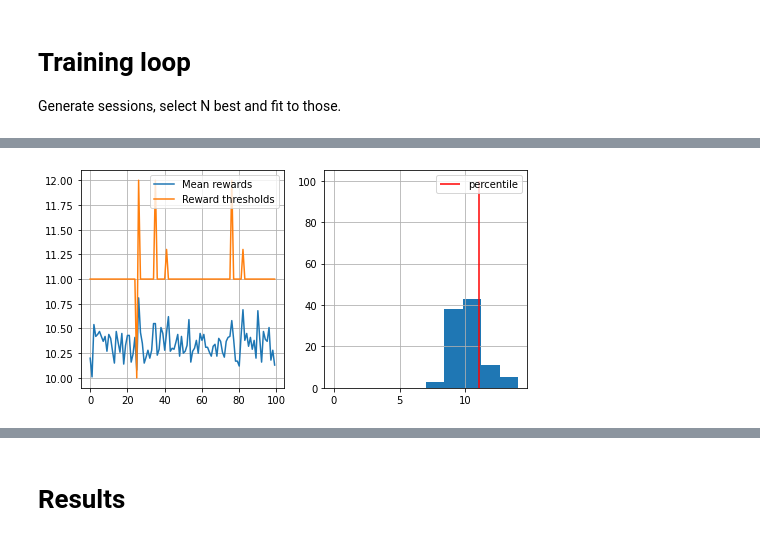
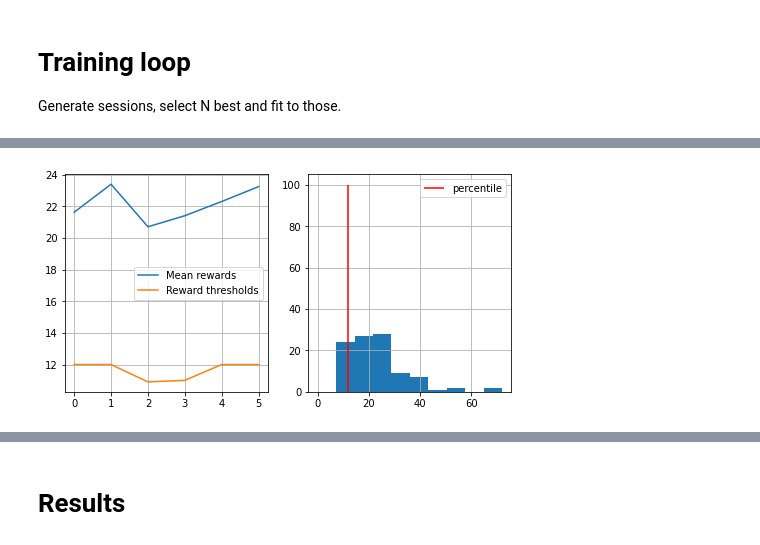
Before and after one commit to katcinskiy/PhD, a Jupyter notebook: rl/deep_crossentropy_method.ipynb, the cells around one changed output, grey strips where cells are left out. Cells and saved outputs as stored; diff of their text form; code cells hidden in the pictures.

```diff
--- a/rl/deep_crossentropy_method.ipynb
+++ b/rl/deep_crossentropy_method.ipynb
@@ -25,6 +23,7 @@ import matplotlib.pyplot as plt
 
 # if you see "<classname> has no attribute .env", remove .env or update gym
 env = gym.make("CartPole-v0").env
+env.max_episode_steps = 200
 
 env.reset()
 n_actions = env.action_space.n
@@ -68,7 +68,6 @@ agent = Net()
 # %%
 criterion = nn.NLLLoss()
 optimizer = torch.optim.Adam(agent.parameters())
-out = agent(torch.Tensor([env.reset() for i in range(10)]))
-print(out)
-pred = out.data.max(1, keepdim=True)[1]
-pred
+# out = agent(torch.Tensor([env.reset() for i in range(100)]))
+# pred = out.data.max(1, keepdim=True)[1]
+# pred
@@ -133,7 +99,8 @@ def generate_session(env, agent, t_max=1000):
     for t in range(t_max):
 
         # use agent to predict a vector of action probabilities for state :s:
-        log_probs = net(torch.Tensor(s))
+
+        log_probs = agent(torch.Tensor(s).reshape(1, -1))
 
 #         assert probs.shape == (env.action_space.n,), "make sure probabilities are a vector (hint: np.reshape)"
 
@@ -144,7 +111,11 @@ def generate_session(env, agent, t_max=1000):
 #         a = np.random.choice(range(n_actions), p=probs.detach().numpy())
 
 
-        a = log_probs.data.max(0, keepdim=True)[1][0].item()
+#         a = log_probs.data.flatten().max(0, keepdim=True)[1][0].item()
+#         print(np.random.choice(range(n_actions), p=torch.exp(log_probs.data.flatten()).detach().numpy()))
+
+        a = np.random.choice(range(n_actions), p=torch.exp(log_probs.data.flatten()).detach().numpy())
+
 
 
         # ^-- hint: try np.random.choice
@@ -221,7 +184,7 @@ Generate sessions, select N best and fit to those.
 # %%
 from IPython.display import clear_output
 
-def show_progress(rewards_batch, log, percentile, reward_range=[-990, +10]):
+def show_progress(rewards_batch, log, percentile, reward_range=[0, +300]):
     """
     A convenience function that displays training progress.
     No cool math here, just charts.
@@ -251,39 +229,49 @@ def show_progress(rewards_batch, log, percentile, reward_range=[-990, +10]):
 # %%
-n_sessions = 100
-percentile = 70
-log = []
+for n_sessions in [100, 200, 300, 400, 500]:
+    for percentile in [10, 30, 50, 70, 80, 90]:
 
-for i in range(100):
-    # generate new sessions
-    sessions = np.asarray([generate_session(env, agent) for i in range(n_sessions)])
+        agent = Net()
+        criterion = nn.NLLLoss()
+        optimizer = torch.optim.Adam(agent.parameters())
+        log = []
+        actions = []
 
-    states_batch, actions_batch, rewards_batch = map(np.array, zip(*sessions))
+        for i in range(20):
+            # generate new sessions
+            sessions = np.asarray([generate_session(env, agent) for i in range(n_sessions)])
 
-    stacked_states_batch = np.empty((0, 4))
-    stacked_actions_batch = np.empty(0)
+            states_batch, actions_batch, rewards_batch = map(np.array, zip(*sessions))
 
-    for matrix in states_batch:
-        for line in matrix:
-            stacked_states_batch = np.append(stacked_states_batch, [line], axis=0)
+            actions.extend(actions_batch)
 
-    for line in actions_batch:
-        for elem in line:
-            stacked_actions_batch = np.append(stacked_actions_batch, elem)
+            stacked_states_batch = np.empty((0, 4))
+            stacked_actions_batch = np.empty(0)
 
-    elite_states, elite_actions = select_elites(states_batch, actions_batch, rewards_batch, percentile)
+            for matrix in states_batch:
+                for line in matrix:
+                    stacked_states_batch = np.append(stacked_states_batch, [line], axis=0)
+
+            for line in actions_batch:
+                for elem in line:
+                    stacked_actions_batch = np.append(stacked_actions_batch, elem)
+
+            elite_states, elite_actions = select_elites(states_batch, actions_batch, rewards_batch, percentile)
+
+
+            optimizer.zero_grad()
+            out = agent(torch.Tensor(elite_states.reshape(-1, 4)))
+            los = criterion(out, torch.tensor(elite_actions, dtype=torch.long))
+            los.backward()
+            optimizer.step()
 
 
 
-    optimizer.zero_grad()
-    out = agent(torch.Tensor(stacked_states_batch))
-    los = criterion(out, torch.tensor(stacked_actions_batch, dtype=torch.long))
-    los.backward()
-    optimizer.step()
+            show_progress(rewards_batch, log, percentile, reward_range=[0, np.max(rewards_batch)])
 
-
-
-    show_progress(rewards_batch, log, percentile, reward_range=[0, np.max(rewards_batch)])
-
-    if np.mean(rewards_batch) > 190:
-        print("You Win! You may stop training now via KeyboardInterrupt.")
+            if np.mean(rewards_batch) > 190:
+                print("You Win! You may stop training now via KeyboardInterrupt.")
+        np.asarray(log)[:,0]
+        plt.grid()
+        plt.plot(np.asarray(log)[:,0])
+        plt.savefig(str(n_sessions) + "_" + str(percentile) + ".png", dpi=300)
 # %% [output]
@@ -291 +279 @@ mean reward = 10.130, threshold=11.000
-[figure, old version]
+[figure, new version]
```
Also changed, not shown: parts of 10 cells of this notebook.
